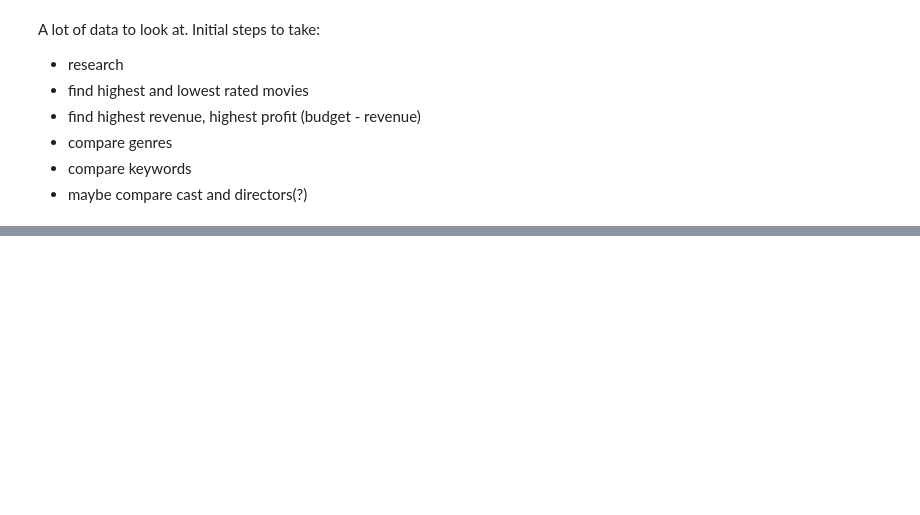
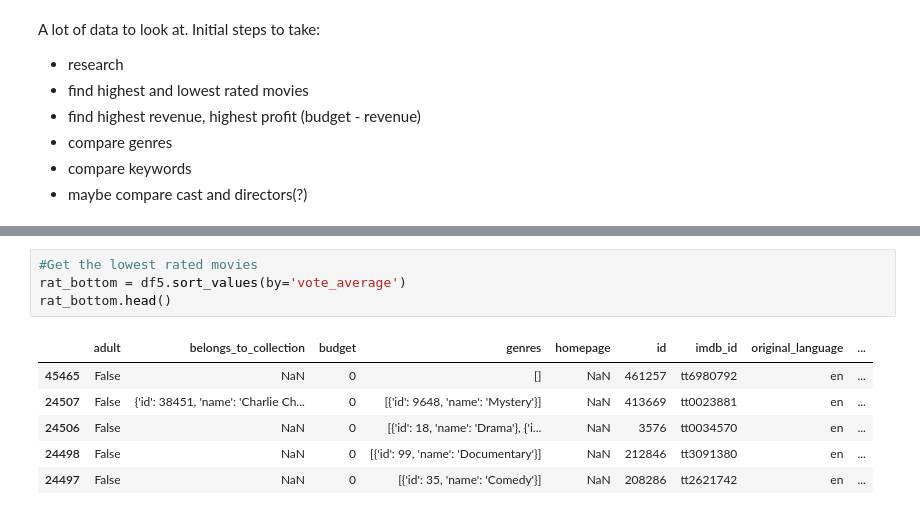
Before and after one commit to nephylum/Movie_Data_Analysis, a Jupyter notebook: Movie_Data_Analysis.ipynb, the cells around one changed output, grey strips where cells are left out. Saved outputs shown, nothing was run; the diff lists cells and outputs as text; blank space fills up the shorter version.

```diff
--- a/Movie_Data_Analysis.ipynb
+++ b/Movie_Data_Analysis.ipynb
@@ -175,0 +188,11 @@ A lot of data to look at. Initial steps to take:
+# %%
+#Get the lowest rated movies
+rat_bottom = df5.sort_values(by='vote_average')
+rat_bottom.head()
+# %% [output]
+|  | adult | belongs_to_collection | budget | genres | homepage | id | imdb_id | original_language | ... |
+| 45465 | False | NaN | 0 | [] | NaN | 461257 | tt6980792 | en | ... |
+| 24507 | False | {'id': 38451, 'name': 'Charlie Ch... | 0 | [{'id': 9648, 'name': 'Mystery'}] | NaN | 413669 | tt0023881 | en | ... |
+| 24506 | False | NaN | 0 | [{'id': 18, 'name': 'Drama'}, {'i... | NaN | 3576 | tt0034570 | en | ... |
+| 24498 | False | NaN | 0 | [{'id': 99, 'name': 'Documentary'}] | NaN | 212846 | tt3091380 | en | ... |
+| 24497 | False | NaN | 0 | [{'id': 35, 'name': 'Comedy'}] | NaN | 208286 | tt2621742 | en | ... |
```
Also changed, not shown: parts of 6 cells of this notebook.
